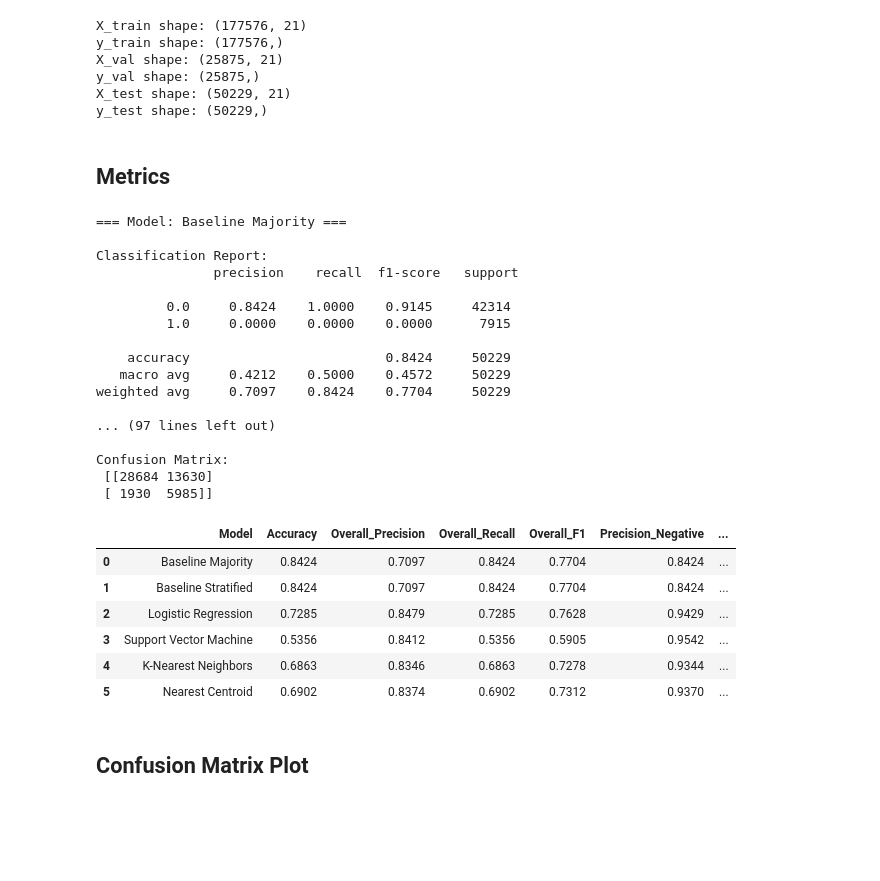
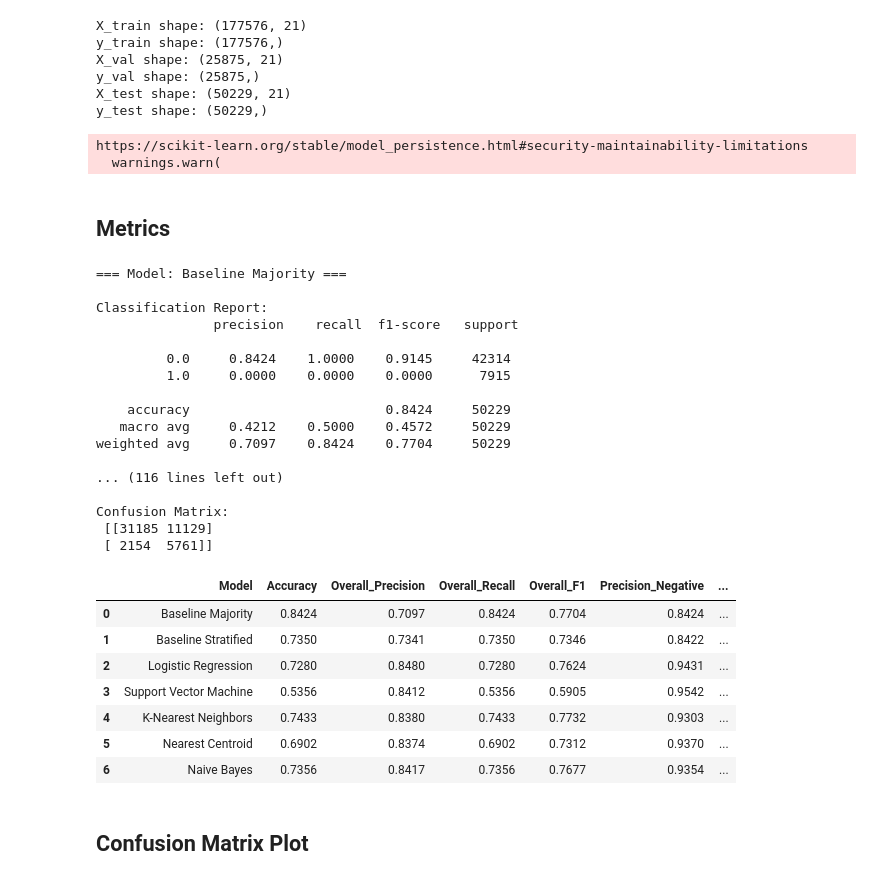
Before and after one commit to benediktpri/ie500_data_mining_project, a Jupyter notebook: notebooks/evaluation.ipynb, the cells around one changed output. Drawn from its saved outputs; the diff is of its cells as text; code cells hidden in the pictures; blank space fills up the shorter version.

```diff
--- a/notebooks/evaluation.ipynb
+++ b/notebooks/evaluation.ipynb
@@ -36,16 +34,19 @@ y_test shape: (50229,)
 # %%
 # logistic regression
 lr_model_filename = (
-    "../models/logistic_regression/lr_model_sampling_f1_20241126_104401.pkl"
+    "../models/logistic_regression/lg_model_cv_sampling_pca20241129_165533.pkl"
 )
 logistic_regression = joblib.load(lr_model_filename)
 
 # naive bayes
+naive_bayes_filename = (
+    "../models/naive_bayes/nb_model_cv_f1_20241129_111525.pkl"
+)
+naive_bayes = joblib.load(naive_bayes_filename)
 
 # support vector machine
 svm_model_filename = "../models/support_vector_machine/svm_model__with-probability_full-data__20241127_155642.pkl"
 svm = joblib.load(svm_model_filename)
-
 
 # decision tree
 
@@ -61,7 +62,7 @@ nc = joblib.load(nc_filename)
 bl_model_filename = "../models/baseline/bl_model_majority20241126_120730.pkl"
 bl_majority = joblib.load(bl_model_filename)
 
-bl_model_strat_filename = "../models/baseline/bl_model_majority20241126_120730.pkl"
+bl_model_strat_filename = "../models/baseline/bl_model_stratified20241126_122432.pkl"
 bl_stratified = joblib.load(bl_model_strat_filename)
 
 
@@ -73,8 +74,12 @@ model_dict = {
     "Support Vector Machine": svm,
     "K-Nearest Neighbors": knn,
     "Nearest Centroid": nc,
+    "Naive Bayes": naive_bayes
     # Add other models here
 }
+# %% [output]
+https://scikit-learn.org/stable/model_persistence.html#security-maintainability-limitations
+  warnings.warn(
 # %% [markdown]
 ## Metrics
 # %%
@@ -84,7 +89,7 @@ for model_name, model in model_dict.items():
     X_test = X_test
     y_test_pred = model.predict(X_test)
 
-    report = classification_report(y_test, y_test_pred, digits=4)
+    report = classification_report(y_test, y_test_pred, digits=4, zero_division=0)
     print(f"\n=== Model: {model_name} ===\n")
     print("Classification Report:\n", report)
     accuracy = accuracy_score(y_test, y_test_pred)
@@ -107,11 +112,11 @@ Classification Report:
    macro avg     0.4212    0.5000    0.4572     50229
 weighted avg     0.7097    0.8424    0.7704     50229
 
-... (97 lines left out)
+... (116 lines left out)
 
 Confusion Matrix:
- [[28684 13630]
- [ 1930  5985]]
+ [[31185 11129]
+ [ 2154  5761]]
 # %%
 metrics_df = pd.DataFrame(columns=[
     'Model',
@@ -132,7 +137,7 @@ metrics_list = []  # Temporary list to store rows before creating the final Data
 
 for model_name, model in model_dict.items():
     y_test_pred = model.predict(X_test)
-    report = classification_report(y_test, y_test_pred, digits=4, output_dict=True)
+    report = classification_report(y_test, y_test_pred, digits=4, output_dict=True, zero_division=0)
     accuracy = accuracy_score(y_test, y_test_pred)
     tn, fp, fn, tp = confusion_matrix(y_test, y_test_pred).ravel()
     specificity = tn / (tn + fp)  # Specificity calculation
@@ -152,38 +157,39 @@ for model_name, model in model_dict.items():
     overall_recall = report['weighted avg']['recall']
     overall_f1 = report['weighted avg']['f1-score']
 
     # Append metrics as a dictionary to the list
     metrics_list.append({
         'Model': model_name,
         'Accuracy': accuracy,
         'Overall_Precision': overall_precision,
         'Overall_Recall': overall_recall,
         'Overall_F1': overall_f1,
         'Precision_Negative': precision_negative,
         'Precision_Positive': precision_positive,
         'Specificity': specificity,
         'Recall_Negative': recall_negative,
         'Recall_Positive': recall_positive,
         'F1-Score_Negative': f1_score_negative,
         'F1-Score_Positive': f1_score_positive,
 
     })
 
 # Convert the list of metrics into a DataFrame
 metrics_df = pd.DataFrame(metrics_list)
 
 # Round all numeric values to 4 decimal places
 metrics_df = metrics_df.round(4)
 
 metrics_df
 # %% [output]
 |  | Model | Accuracy | Overall_Precision | Overall_Recall | Overall_F1 | Precision_Negative | ... |
 | 0 | Baseline Majority | 0.8424 | 0.7097 | 0.8424 | 0.7704 | 0.8424 | ... |
-| 1 | Baseline Stratified | 0.8424 | 0.7097 | 0.8424 | 0.7704 | 0.8424 | ... |
-| 2 | Logistic Regression | 0.7285 | 0.8479 | 0.7285 | 0.7628 | 0.9429 | ... |
+| 1 | Baseline Stratified | 0.7350 | 0.7341 | 0.7350 | 0.7346 | 0.8422 | ... |
+| 2 | Logistic Regression | 0.7280 | 0.8480 | 0.7280 | 0.7624 | 0.9431 | ... |
 | 3 | Support Vector Machine | 0.5356 | 0.8412 | 0.5356 | 0.5905 | 0.9542 | ... |
-| 4 | K-Nearest Neighbors | 0.6863 | 0.8346 | 0.6863 | 0.7278 | 0.9344 | ... |
+| 4 | K-Nearest Neighbors | 0.7433 | 0.8380 | 0.7433 | 0.7732 | 0.9303 | ... |
 | 5 | Nearest Centroid | 0.6902 | 0.8374 | 0.6902 | 0.7312 | 0.9370 | ... |
+| 6 | Naive Bayes | 0.7356 | 0.8417 | 0.7356 | 0.7677 | 0.9354 | ... |
 # %% [markdown]
 ## Confusion Matrix Plot
 # %%
```
Also changed, not shown: parts of 11 cells of this notebook.
